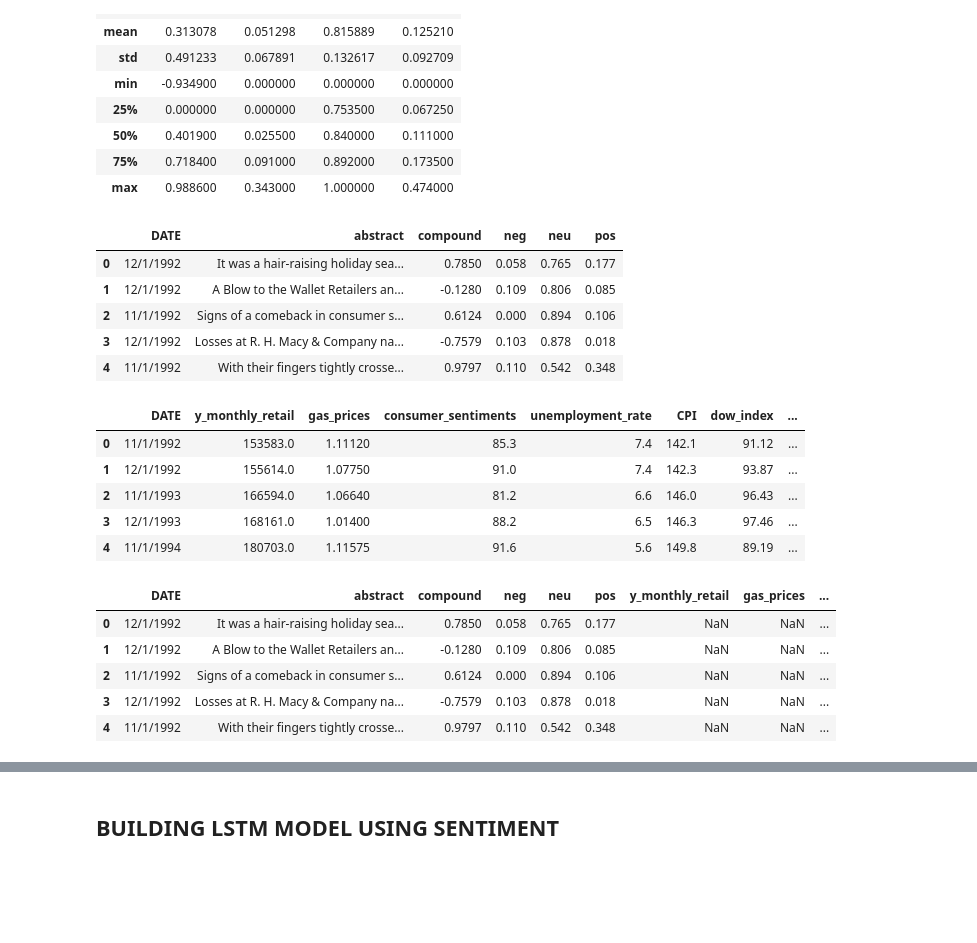
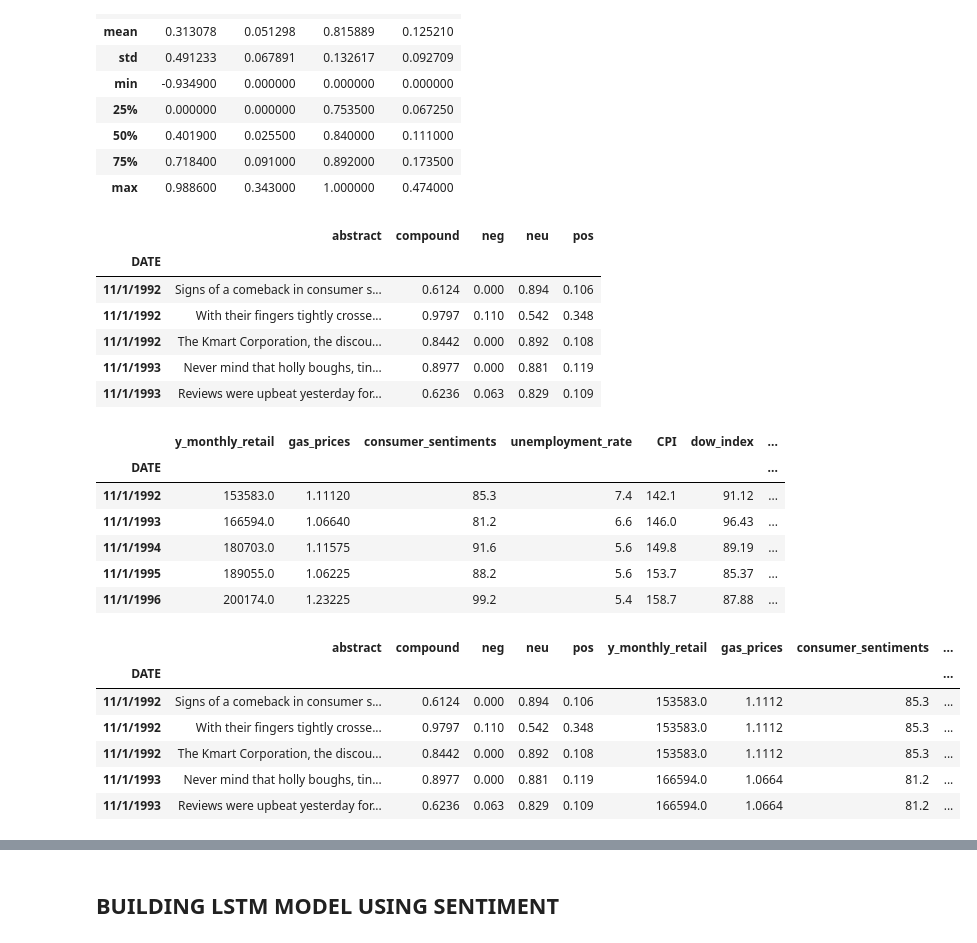
Before and after one commit to junaidqamer/HolidaySales, a Jupyter notebook: NYT_api.ipynb, the cells around one changed output, grey strips where cells are left out. Saved outputs shown, nothing was run; the diff lists cells and outputs as text; code cells hidden in the pictures; blank space fills up the shorter version.

```diff
--- a/NYT_api.ipynb
+++ b/NYT_api.ipynb
@@ -573,33 +590,37 @@ nltk_df.describe()
 file_path=Path("nytimes_nltk.csv")
 NYTIMES_df=pd.read_csv(file_path,infer_datetime_format=True,parse_dates=True)
 NYTIMES_df= NYTIMES_df.rename(columns= {"pub_date": "DATE"})
+NYTIMES_df=NYTIMES_df.set_index('DATE').sort_values('DATE',ascending=True)
 NYTIMES_df.head()
 # %% [output]
-|  | DATE | abstract | compound | neg | neu | pos |
-| 0 | 12/1/1992 | It was a hair-raising holiday sea... | 0.7850 | 0.058 | 0.765 | 0.177 |
-| 1 | 12/1/1992 | A Blow to the Wallet Retailers an... | -0.1280 | 0.109 | 0.806 | 0.085 |
-| 2 | 11/1/1992 | Signs of a comeback in consumer s... | 0.6124 | 0.000 | 0.894 | 0.106 |
-| 3 | 12/1/1992 | Losses at R. H. Macy & Company na... | -0.7579 | 0.103 | 0.878 | 0.018 |
-| 4 | 11/1/1992 | With their fingers tightly crosse... | 0.9797 | 0.110 | 0.542 | 0.348 |
+|  | abstract | compound | neg | neu | pos |
+| DATE |  |  |  |  |  |
+| 11/1/1992 | Signs of a comeback in consumer s... | 0.6124 | 0.000 | 0.894 | 0.106 |
+| 11/1/1992 | With their fingers tightly crosse... | 0.9797 | 0.110 | 0.542 | 0.348 |
+| 11/1/1992 | The Kmart Corporation, the discou... | 0.8442 | 0.000 | 0.892 | 0.108 |
+| 11/1/1993 | Never mind that holly boughs, tin... | 0.8977 | 0.000 | 0.881 | 0.119 |
+| 11/1/1993 | Reviews were upbeat yesterday for... | 0.6236 | 0.063 | 0.829 | 0.109 |
 # %%
 file_path=Path("nov_dec_featuress.csv")
 Nov_dec_df=pd.read_csv(file_path,infer_datetime_format=True,parse_dates=True)
-
+Nov_dec_df=Nov_dec_df.set_index('DATE').sort_values('DATE',ascending=True)
 Nov_dec_df.head()
 # %% [output]
-|  | DATE | y_monthly_retail | gas_prices | consumer_sentiments | unemployment_rate | CPI | dow_index | ... |
-| 0 | 11/1/1992 | 153583.0 | 1.11120 | 85.3 | 7.4 | 142.1 | 91.12 | ... |
-| 1 | 12/1/1992 | 155614.0 | 1.07750 | 91.0 | 7.4 | 142.3 | 93.87 | ... |
-| 2 | 11/1/1993 | 166594.0 | 1.06640 | 81.2 | 6.6 | 146.0 | 96.43 | ... |
-| 3 | 12/1/1993 | 168161.0 | 1.01400 | 88.2 | 6.5 | 146.3 | 97.46 | ... |
-| 4 | 11/1/1994 | 180703.0 | 1.11575 | 91.6 | 5.6 | 149.8 | 89.19 | ... |
+|  | y_monthly_retail | gas_prices | consumer_sentiments | unemployment_rate | CPI | dow_index | ... |
+| DATE |  |  |  |  |  |  | ... |
+| 11/1/1992 | 153583.0 | 1.11120 | 85.3 | 7.4 | 142.1 | 91.12 | ... |
+| 11/1/1993 | 166594.0 | 1.06640 | 81.2 | 6.6 | 146.0 | 96.43 | ... |
+| 11/1/1994 | 180703.0 | 1.11575 | 91.6 | 5.6 | 149.8 | 89.19 | ... |
+| 11/1/1995 | 189055.0 | 1.06225 | 88.2 | 5.6 | 153.7 | 85.37 | ... |
+| 11/1/1996 | 200174.0 | 1.23225 | 99.2 | 5.4 | 158.7 | 87.88 | ... |
 # %%
-Main_df= pd.concat([NYTIMES_df, Nov_dec_df],ignore_index=True, sort=False, join='outer')
+Main_df= NYTIMES_df.join( Nov_dec_df,sort=False)
 Main_df.head()
 # %% [output]
-|  | DATE | abstract | compound | neg | neu | pos | y_monthly_retail | gas_prices | ... |
-| 0 | 12/1/1992 | It was a hair-raising holiday sea... | 0.7850 | 0.058 | 0.765 | 0.177 | NaN | NaN | ... |
-| 1 | 12/1/1992 | A Blow to the Wallet Retailers an... | -0.1280 | 0.109 | 0.806 | 0.085 | NaN | NaN | ... |
-| 2 | 11/1/1992 | Signs of a comeback in consumer s... | 0.6124 | 0.000 | 0.894 | 0.106 | NaN | NaN | ... |
-| 3 | 12/1/1992 | Losses at R. H. Macy & Company na... | -0.7579 | 0.103 | 0.878 | 0.018 | NaN | NaN | ... |
-| 4 | 11/1/1992 | With their fingers tightly crosse... | 0.9797 | 0.110 | 0.542 | 0.348 | NaN | NaN | ... |
+|  | abstract | compound | neg | neu | pos | y_monthly_retail | gas_prices | consumer_sentiments | ... |
+| DATE |  |  |  |  |  |  |  |  | ... |
+| 11/1/1992 | Signs of a comeback in consumer s... | 0.6124 | 0.000 | 0.894 | 0.106 | 153583.0 | 1.1112 | 85.3 | ... |
+| 11/1/1992 | With their fingers tightly crosse... | 0.9797 | 0.110 | 0.542 | 0.348 | 153583.0 | 1.1112 | 85.3 | ... |
+| 11/1/1992 | The Kmart Corporation, the discou... | 0.8442 | 0.000 | 0.892 | 0.108 | 153583.0 | 1.1112 | 85.3 | ... |
+| 11/1/1993 | Never mind that holly boughs, tin... | 0.8977 | 0.000 | 0.881 | 0.119 | 166594.0 | 1.0664 | 81.2 | ... |
+| 11/1/1993 | Reviews were upbeat yesterday for... | 0.6236 | 0.063 | 0.829 | 0.109 | 166594.0 | 1.0664 | 81.2 | ... |
```
Also changed, not shown: parts of 28 cells of this notebook.
